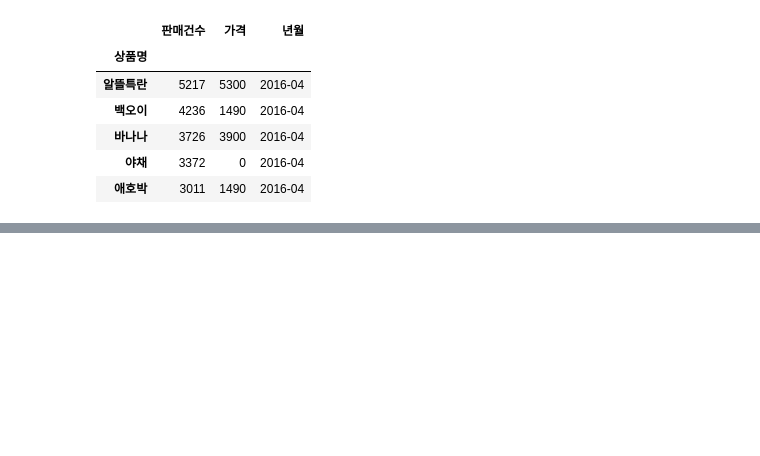
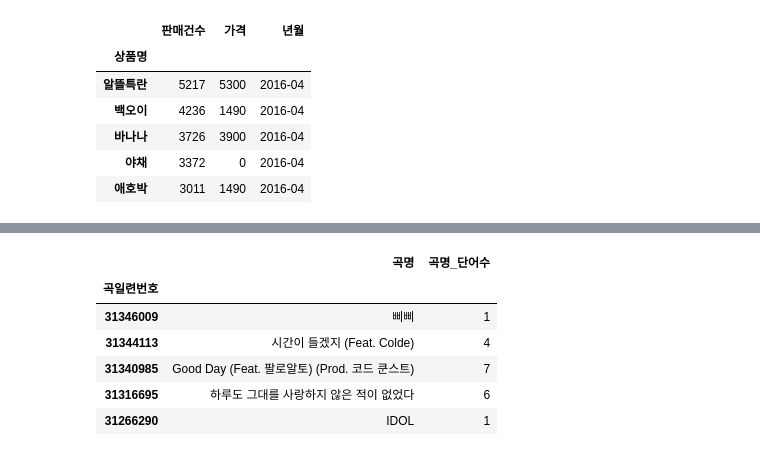
Before and after one commit to CodingSta/demo-lge-201811, a Jupyter notebook: 3일차.ipynb, the cells around one changed output, grey strips where cells are left out. Saved outputs shown, nothing was run; the diff lists cells and outputs as text; code cells hidden in the pictures; blank space fills up the shorter version.

```diff
--- a/3일차.ipynb
+++ b/3일차.ipynb
@@ -252,0 +281,14 @@ df_2016_1q.to_excel(file_path)
+# %%
+def fn(value):
+    return len(value.split())
+
+melon_df['곡명_단어수'] = melon_df['곡명'].apply(fn)
+melon_df[['곡명', '곡명_단어수']].head()
+# %% [output]
+|  | 곡명 | 곡명_단어수 |
+| 곡일련번호 |  |  |
+| 31346009 | 삐삐 | 1 |
+| 31344113 | 시간이 들겠지 (Feat. Colde) | 4 |
+| 31340985 | Good Day (Feat. 팔로알토) (Prod. 코드 쿤스트) | 7 |
+| 31316695 | 하루도 그대를 사랑하지 않은 적이 없었다 | 6 |
+| 31266290 | IDOL | 1 |
```
Also changed, not shown: parts of 4 cells of this notebook.
